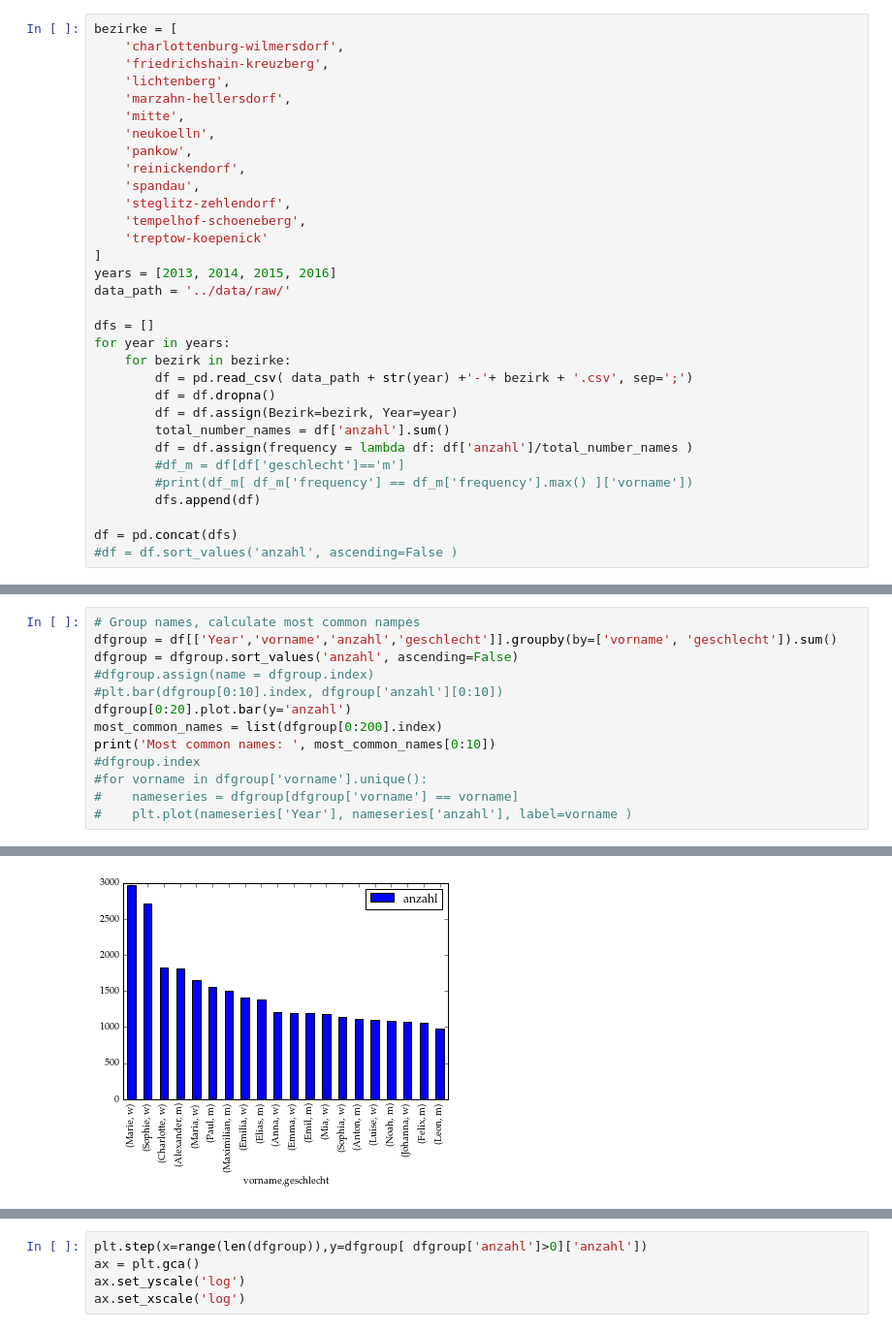
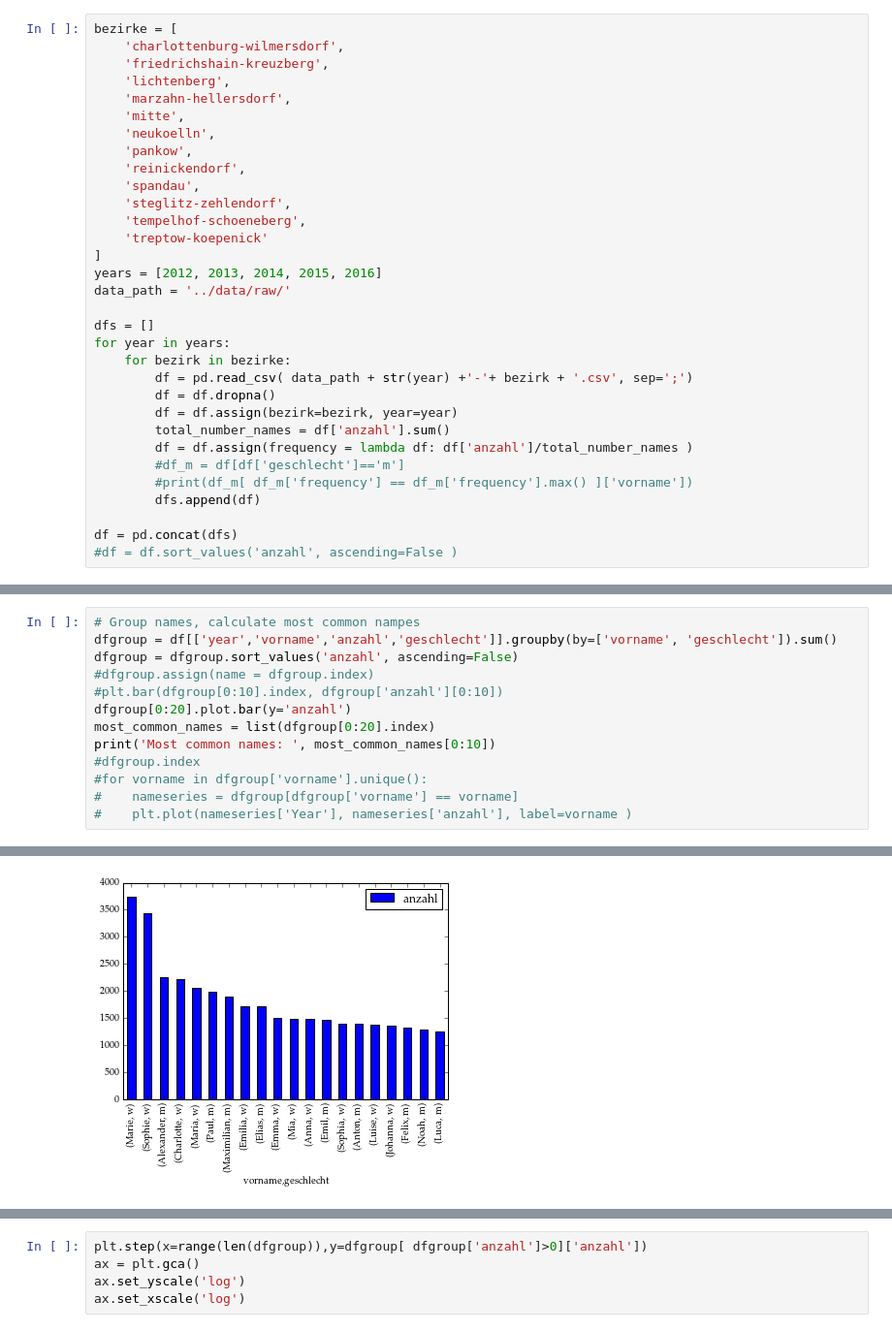
Before and after one commit to franksh/berlin-names, a Jupyter notebook: notebooks/Exploration.ipynb, the cells around one changed output, grey strips where cells are left out. Shown at 97% size. Cells and saved outputs as stored; diff of their text form.

```diff
--- a/notebooks/Exploration.ipynb
+++ b/notebooks/Exploration.ipynb
@@ -17,7 +19,7 @@ bezirke = [
     'tempelhof-schoeneberg',
     'treptow-koepenick'
 ]
-years = [2013, 2014, 2015, 2016]
+years = [2012, 2013, 2014, 2015, 2016]
 data_path = '../data/raw/'
 
 dfs = []
@@ -25,7 +27,7 @@ for year in years:
     for bezirk in bezirke:
         df = pd.read_csv( data_path + str(year) +'-'+ bezirk + '.csv', sep=';')
         df = df.dropna()
-        df = df.assign(Bezirk=bezirk, Year=year)
+        df = df.assign(bezirk=bezirk, year=year)
         total_number_names = df['anzahl'].sum()
         df = df.assign(frequency = lambda df: df['anzahl']/total_number_names )
         #df_m = df[df['geschlecht']=='m']
@@ -60,11 +62,11 @@ memory usage: 5.9+ MB
 # %%
 # Group names, calculate most common nampes
-dfgroup = df[['Year','vorname','anzahl','geschlecht']].groupby(by=['vorname', 'geschlecht']).sum()
+dfgroup = df[['year','vorname','anzahl','geschlecht']].groupby(by=['vorname', 'geschlecht']).sum()
 dfgroup = dfgroup.sort_values('anzahl', ascending=False)
 #dfgroup.assign(name = dfgroup.index)
 #plt.bar(dfgroup[0:10].index, dfgroup['anzahl'][0:10])
 dfgroup[0:20].plot.bar(y='anzahl')
-most_common_names = list(dfgroup[0:200].index)
+most_common_names = list(dfgroup[0:20].index)
 print('Most common names: ', most_common_names[0:10])
 #dfgroup.index
 #for vorname in dfgroup['vorname'].unique():
@@ -75,4 +77,4 @@ Most common names:  [('Marie', 'w'), ('Sophie', 'w'), ('Charlotte', 'w'), ('Alex
-[figure, old version]
+[figure, new version]
 # %%
 # Calculate the mean frequency of the most common names per year
 mean_freqs = pd.DataFrame(columns=['vorname', 'year', 'mean_freq', 'geschlecht'])
```
Also changed, not shown: parts of 9 cells of this notebook, 13 other files.
